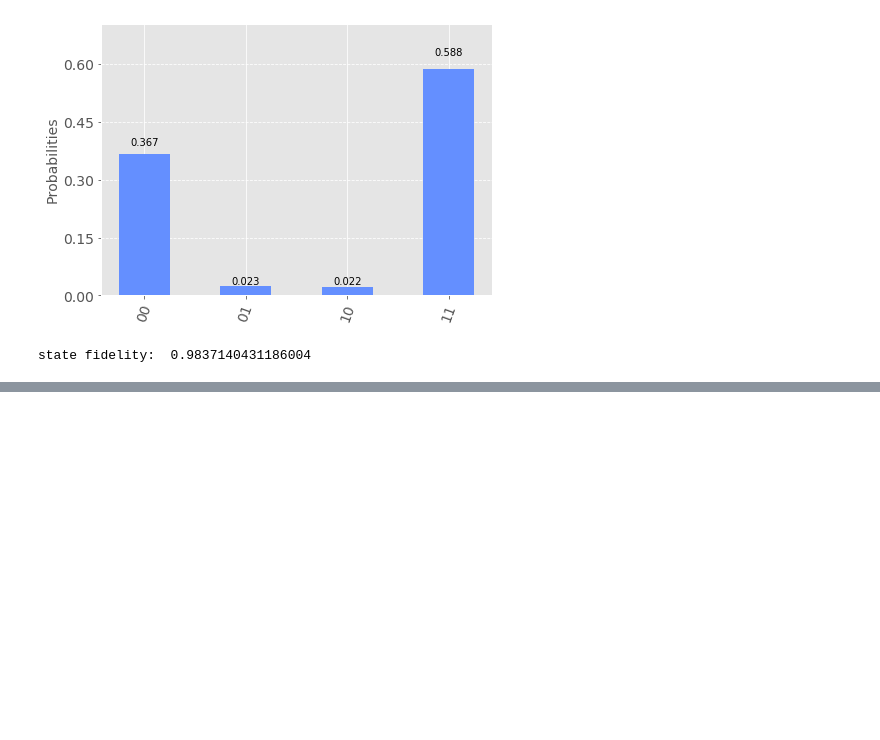
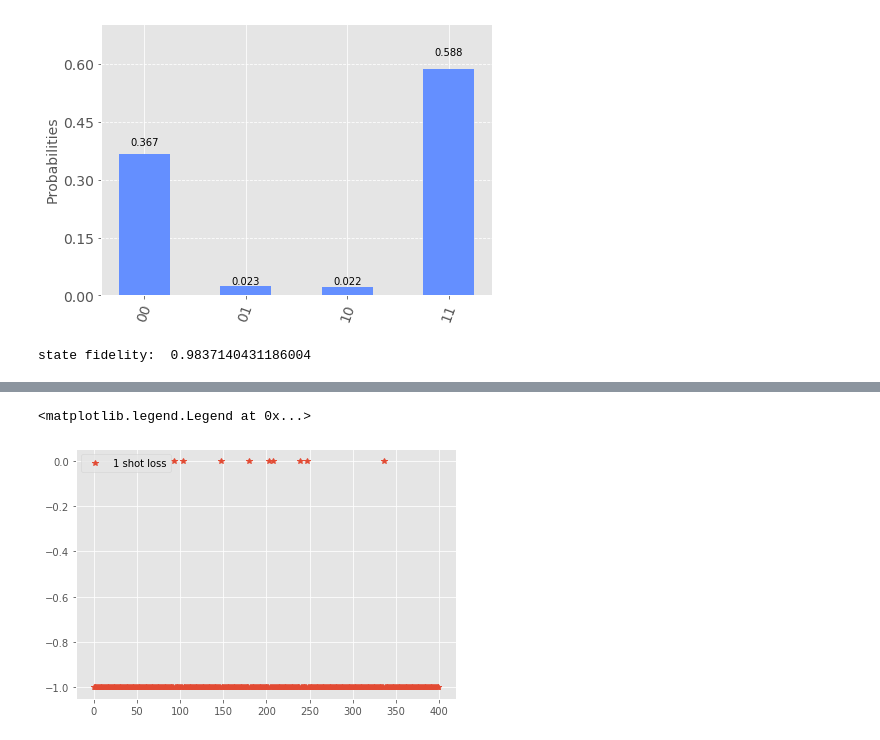
Before and after one commit to kareem1925/Ismailia-school-of-AI, a Jupyter notebook: machine learning for classifying quantum states/Qiskit code for learning Q states.ipynb, the cells around one changed output, grey strips where cells are left out. Cells and saved outputs as stored; diff of their text form; code cells hidden in the pictures; blank space fills up the shorter version.

Commit message:
adding one shot trial

```diff
--- a/machine learning for classifying quantum states/Qiskit code for learning Q states.ipynb
+++ b/machine learning for classifying quantum states/Qiskit code for learning Q states.ipynb
@@ -155,6 +155,10 @@ def cost_count1000(var):
     st_vec = circuit(var,1000)[0]
     return  -average_data(st_vec,{"00":1, "01":0, "10":0, "11":1})
 
+def cost_count1(var):
+    st_vec = circuit(var,1)[0]
+    return  -average_data(st_vec,{"00":1, "01":0, "10":0, "11":1})
+
  #   else:
   #    co = np.zeros(4)
 
@@ -427,0 +446,16 @@ state fidelity:  0.9837140431186004
+# %%
+
+epochs = 400
+params = init_params
+loss = np.inf
+hist = []
+
+for it in range(epochs):
+  params = optimize(params,lr=0.1,cost=cost_count1)
+  temp = cost_count1(params)
+  if temp < loss:
+    best = params
+    loss = temp
+  hist.append(temp)
+  if it % 10 == 0:
+    print(temp)
@@ -427,0 +480,7 @@ state fidelity:  0.9837140431186004
+# %%
+plt.plot(hist,"*", label="1 shot loss")
+plt.tight_layout()
+plt.legend()
+# %% [output]
+<matplotlib.legend.Legend at 0x...>
+[figure, added]
```
Also changed, not shown: parts of 5 cells of this notebook.
